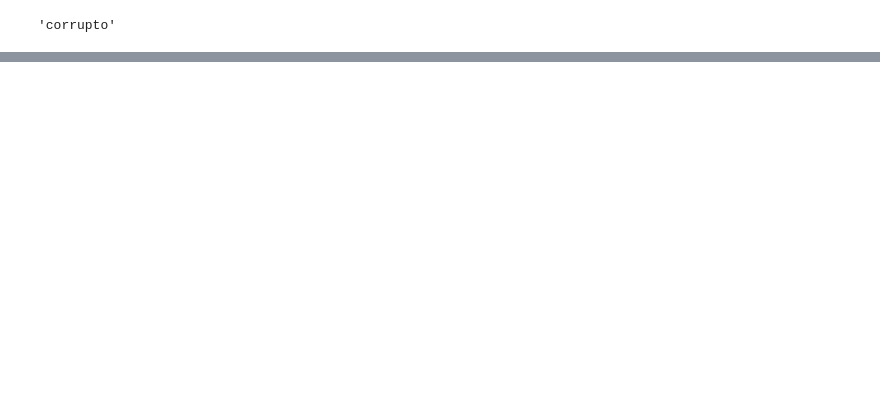
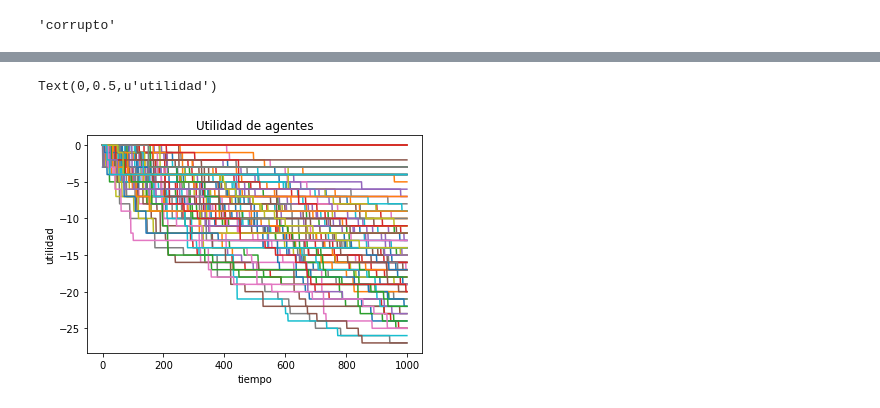
Before and after one commit to rgarcia-herrera/complejidad, a Jupyter notebook: Honestos Encubiertos.ipynb, the cells around one changed output, grey strips where cells are left out. Drawn from its saved outputs; the diff is of its cells as text; code cells hidden in the pictures; blank space fills up the shorter version.

```diff
--- a/Honestos Encubiertos.ipynb
+++ b/Honestos Encubiertos.ipynb
@@ -253,0 +345,8 @@ A diferencia del caso anterior, en cada iteración interactúan sólo dos agente
+# %%
+fig = plt.plot(u)
+plt.title('Utilidad de agentes')
+plt.xlabel('tiempo')
+plt.ylabel('utilidad')
+# %% [output]
+Text(0,0.5,u'utilidad')
+[figure, added]
```
Also changed, not shown: parts of 26 cells of this notebook.
